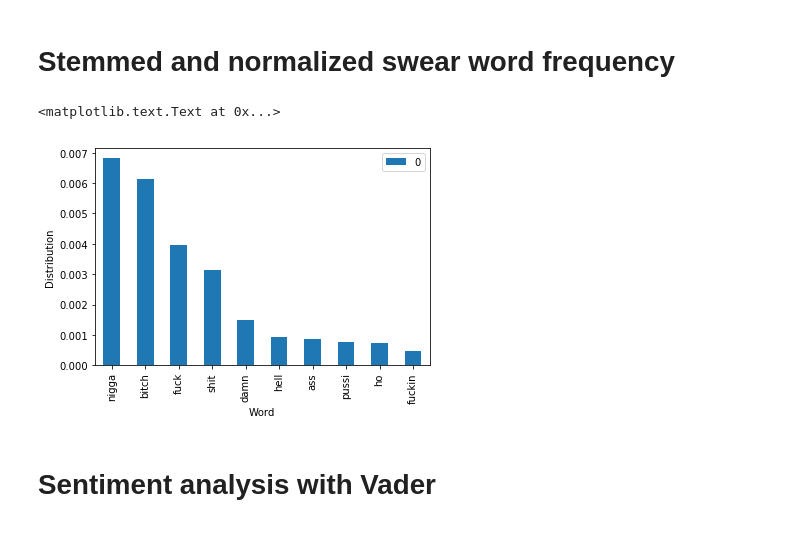
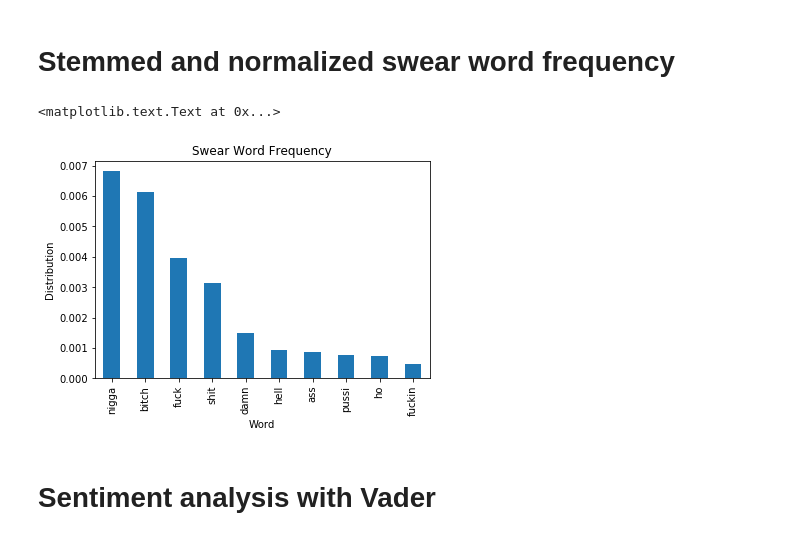
Before and after one commit to tylerwmarrs/billboard-hot-100-lyric-analysis, a Jupyter notebook: notebooks/exploratory/04-clean-lyric-analysis.ipynb, the cells around one changed output. Cells and saved outputs as stored; diff of their text form; code cells hidden in the pictures.

```diff
--- a/notebooks/exploratory/04-clean-lyric-analysis.ipynb
+++ b/notebooks/exploratory/04-clean-lyric-analysis.ipynb
@@ -17,3 +19,6 @@ songs = corpus.load_songs(corpus.processed_data_dirs()[0])
+# %%
+for song in songs:
+    song['rank_differential'] = (int(song['rank_this_week']) - int(song['rank_last_week'])) / 100
 # %% [markdown]
 # NLTK default english stop words
 # %%
@@ -135,12 +140,12 @@ for w, v in normalized_word_frequencies.items():
     normalized_word_frequencies[w] = v / len(songs)
 # %%
 df = pd.DataFrame.from_dict(normalized_word_frequencies, orient='index')
-word_freq = df.nlargest(10, 0).plot(kind='bar')
+word_freq = df.nlargest(10, 0).plot(kind='bar', title='Swear Word Frequency', legend=False)
 word_freq.set_xlabel("Word")
 word_freq.set_ylabel("Distribution")
 # %% [output]
 <matplotlib.text.Text at 0x...>
-[figure, old version]
+[figure, new version]
 # %% [markdown]
 # Sentiment analysis with Vader
 # %%
```
Also changed, not shown: parts of 16 cells of this notebook.
